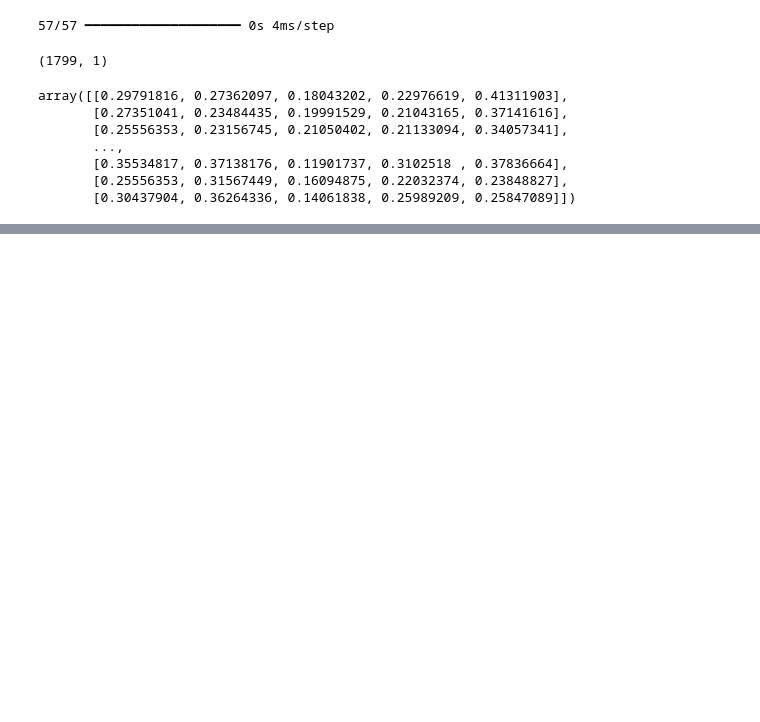
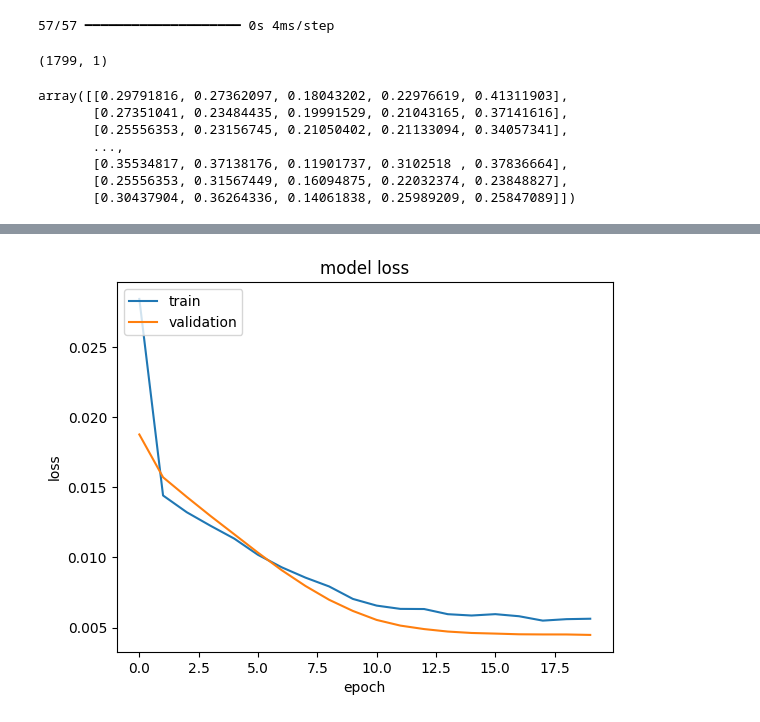
Before and after one commit to lavo2/ISPR-Midterms, a Jupyter notebook: 3/midterm3.ipynb, the cells around one changed output, grey strips where cells are left out. Drawn from its saved outputs; the diff is of its cells as text; code cells hidden in the pictures; blank space fills up the shorter version.

```diff
--- a/3/midterm3.ipynb
+++ b/3/midterm3.ipynb
@@ -350,0 +287,3 @@ plt.show()
+# %%
+x_train, y_train = X_2[:train_size], y_2[:train_size]
+x_test, y_test = X_2[train_size:], y_2[train_size:]
@@ -350,0 +296,8 @@ plt.show()
+# %%
+model2 =  Sequential()
+
+model2.add(LSTM(4, input_shape=(1, 1)))
+model2.add(Dropout(0.2))
+model2.add(Dense(1))
+# %%
+model2.compile(loss='mean_squared_error', optimizer='adam')
@@ -350,0 +321,2 @@ plt.show()
+# %%
+history = model2.fit(x_train, y_train, validation_split=0.2, epochs=20, batch_size=50, verbose=1, shuffle=False)
@@ -350,0 +341,11 @@ plt.show()
+# %%
+# print the loss
+plt.plot(history.history['loss'])
+plt.plot(history.history['val_loss'])
+plt.title('model loss')
+plt.ylabel('loss')
+plt.xlabel('epoch')
+plt.legend(['train', 'validation'], loc='upper left')
+plt.show()
+# %% [output]
+[figure, added]
```
Also changed, not shown: parts of 23 cells of this notebook.
